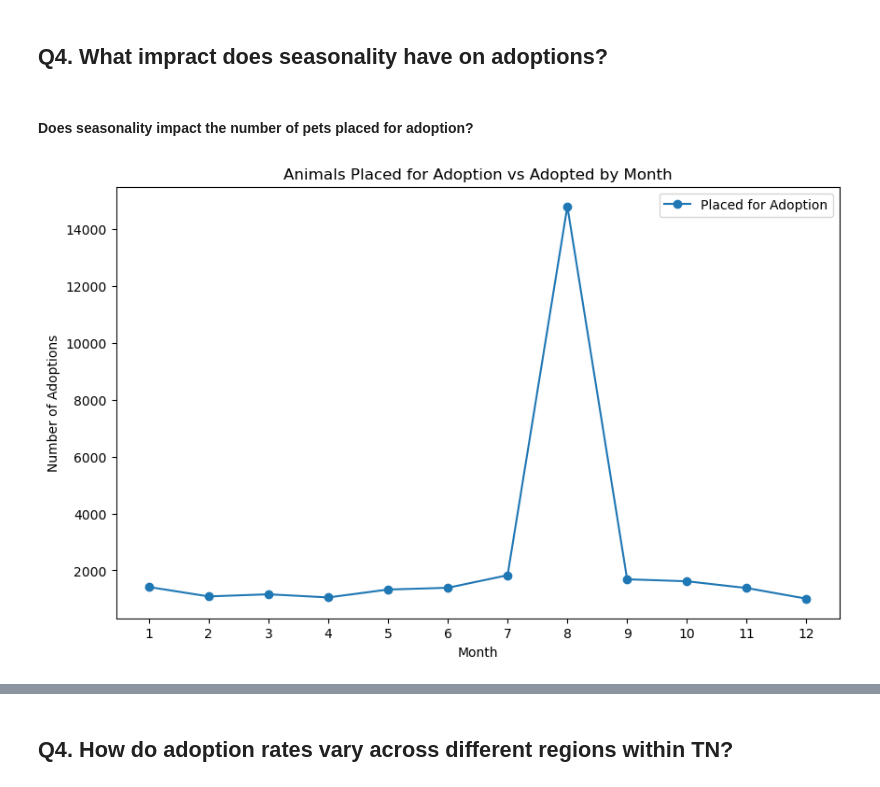
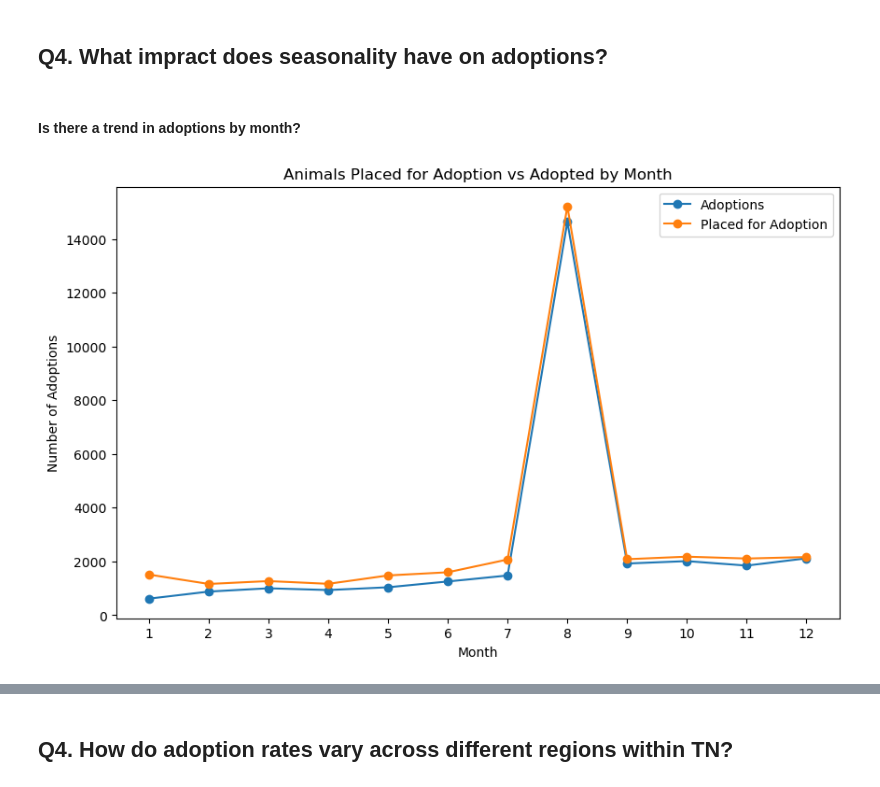
Before and after one commit to elisianguyen/2023-Tennessee-Adoption-Dynamics, a Jupyter notebook: notebooks/pet_adoption_analysis_mvp.ipynb, the cells around one changed output, grey strips where cells are left out. Cells and saved outputs as stored; diff of their text form; code cells hidden in the pictures.

```diff
--- a/notebooks/pet_adoption_analysis_mvp.ipynb
+++ b/notebooks/pet_adoption_analysis_mvp.ipynb
@@ -253,23 +300,23 @@ plt.show()
 [figure]
 # %% [markdown]
 ## Q4. What impract does seasonality have on adoptions?
-# %% [markdown]
-#### Does seasonality impact the number of pets placed for adoption?
+# %% [markdown]
+#### Is there a trend in adoptions by month?
 # %%
 monthly_adoptions = adopted.groupby('month_status_change')['id'].count()
-monthly_published = adopted.groupby('month_published')['id'].count()
+monthly_published = df.groupby('month_published')['id'].count()
 
 plt.figure(figsize=(10, 6))
 
-#monthly_adoptions.plot(kind='line', marker='o', label='Adoptions')
+monthly_adoptions.plot(kind='line', marker='o', label='Adoptions')
 monthly_published.plot(kind='line', marker='o', label='Placed for Adoption')
 
 plt.title('Animals Placed for Adoption vs Adopted by Month')
 plt.xlabel('Month')
 plt.ylabel('Number of Adoptions')
 plt.xticks(range(1, 13))
 plt.legend()
 
 plt.show()
 # %% [output]
-[figure, old version]
+[figure, new version]
```
Also changed, not shown: parts of 14 cells of this notebook.
